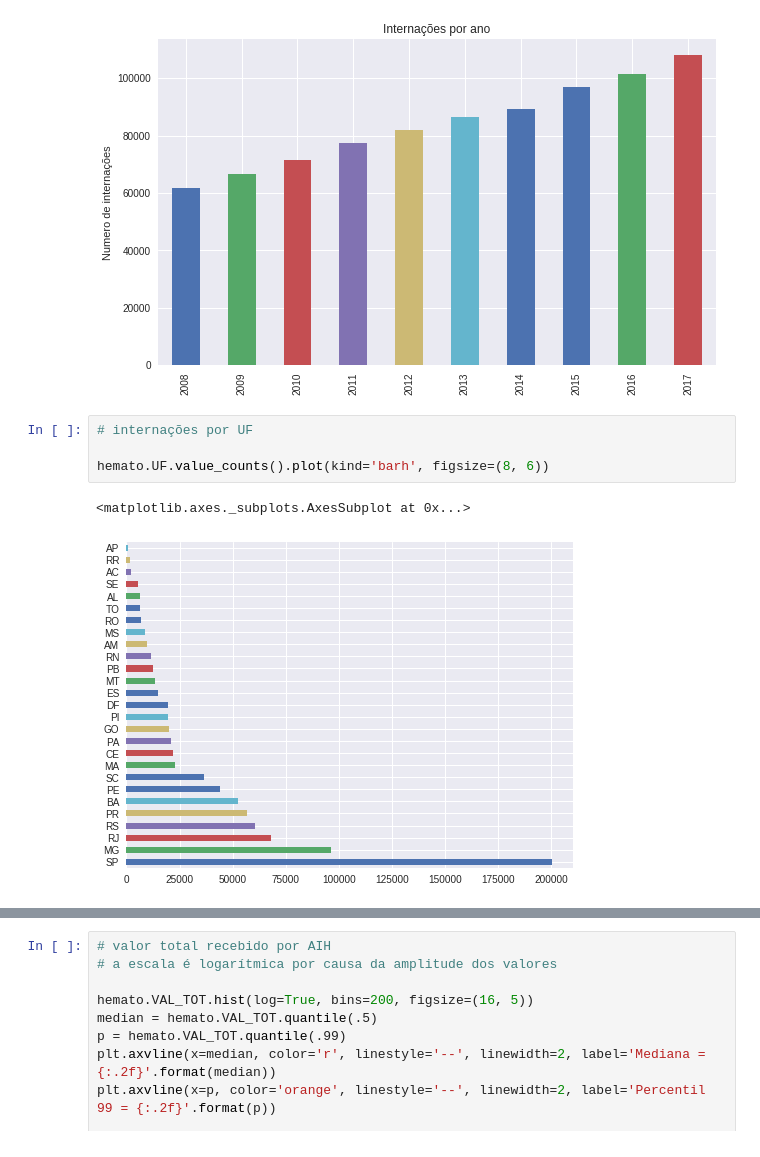
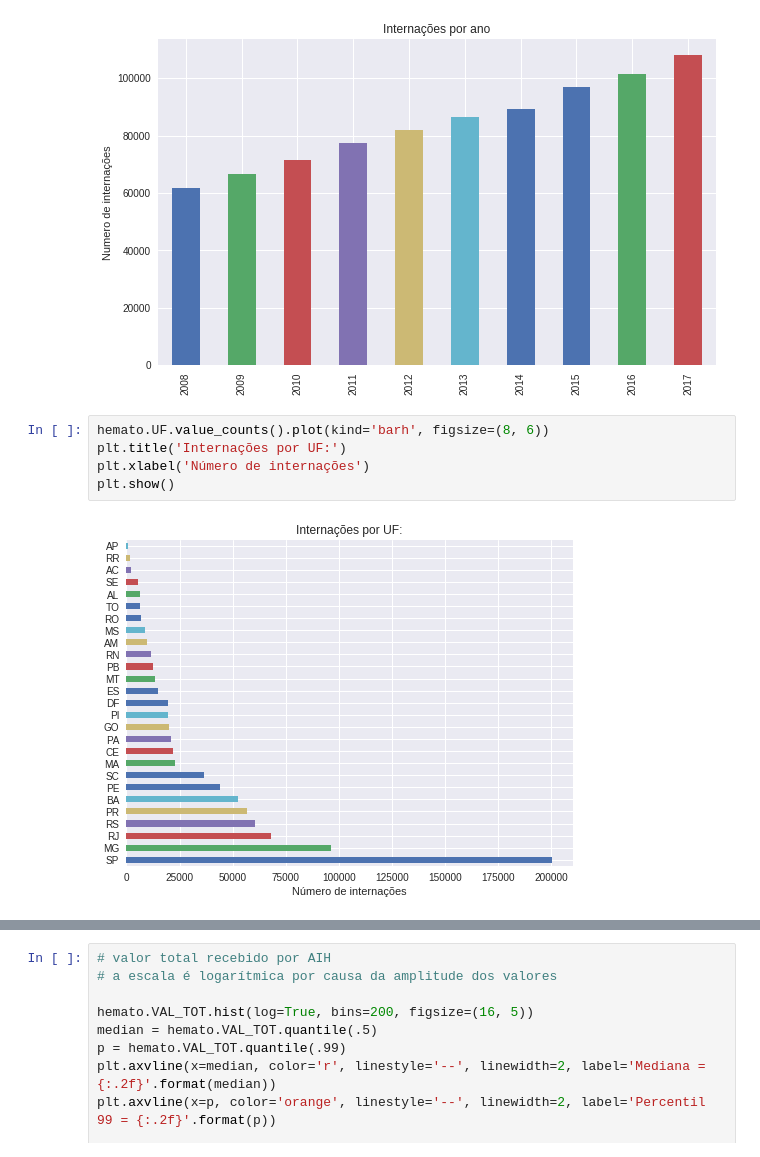
Before and after one commit to gbletsch/hematologic_hospitalizations_brazil, a Jupyter notebook: tcc.ipynb, the cells around one changed output, grey strips where cells are left out. Saved outputs shown, nothing was run; the diff lists cells and outputs as text.

```diff
--- a/tcc.ipynb
+++ b/tcc.ipynb
@@ -29,9 +47,9 @@ plt.show()
 # %% [output]
 [figure]
 # %%
-# internações por UF
-
 hemato.UF.value_counts().plot(kind='barh', figsize=(8, 6))
+plt.title('Internações por UF:')
+plt.xlabel('Número de internações')
+plt.show()
 # %% [output]
-<matplotlib.axes._subplots.AxesSubplot at 0x...>
-[figure, old version]
+[figure, new version]
```
Also changed, not shown: parts of 15 cells of this notebook, 3 other files.
